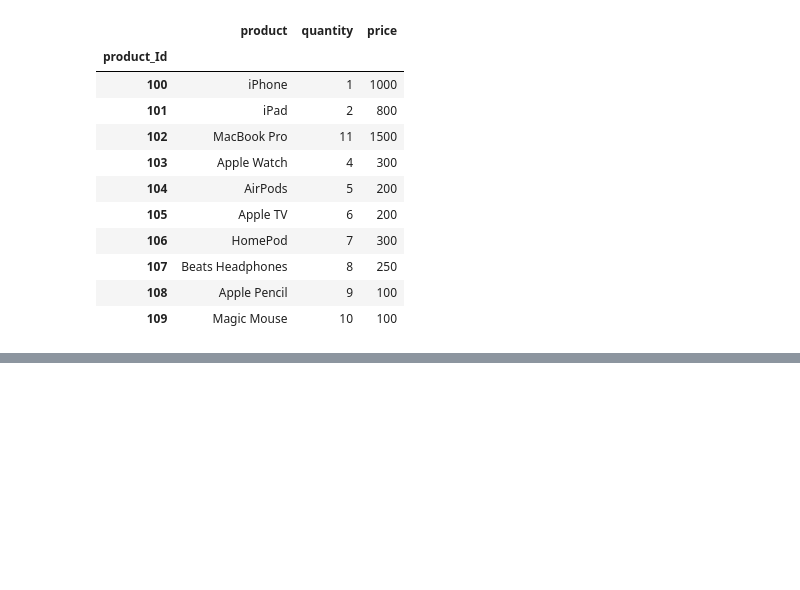
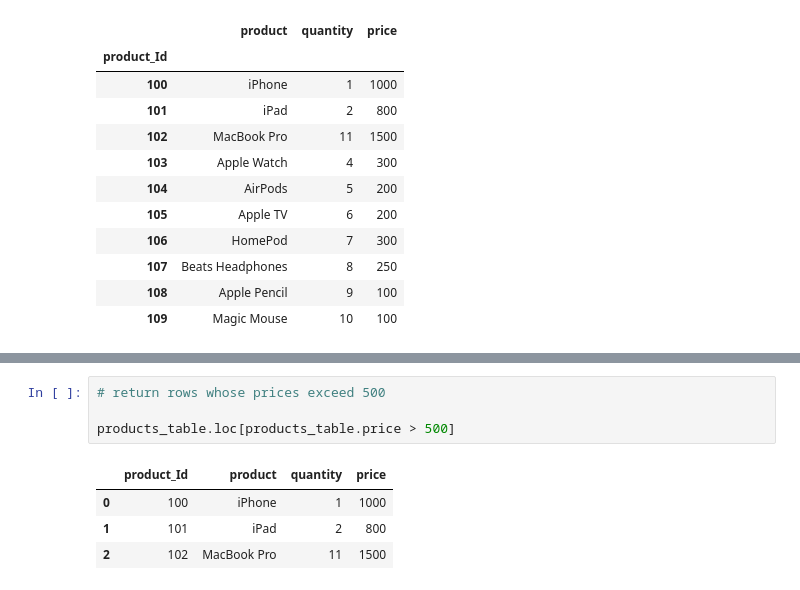
Before and after one commit to andazi/learning-pandas, a Jupyter notebook: learning_pandas.ipynb, the cells around one changed output, grey strips where cells are left out. Cells and saved outputs as stored; diff of their text form; blank space fills up the shorter version.

```diff
--- a/learning_pandas.ipynb
+++ b/learning_pandas.ipynb
@@ -541,0 +581,9 @@ products_table.set_index('product_Id')
+# %%
+# return rows whose prices exceed 500
+
+products_table.loc[products_table.price > 500]
+# %% [output]
+|  | product_Id | product | quantity | price |
+| 0 | 100 | iPhone | 1 | 1000 |
+| 1 | 101 | iPad | 2 | 800 |
+| 2 | 102 | MacBook Pro | 11 | 1500 |
```
Also changed, not shown: parts of 8 cells of this notebook.
